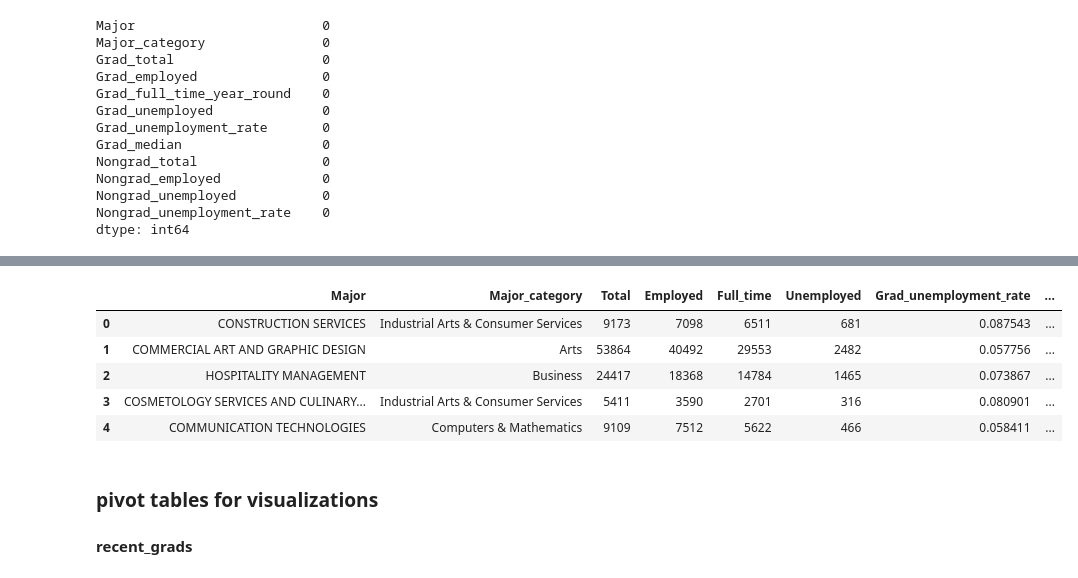
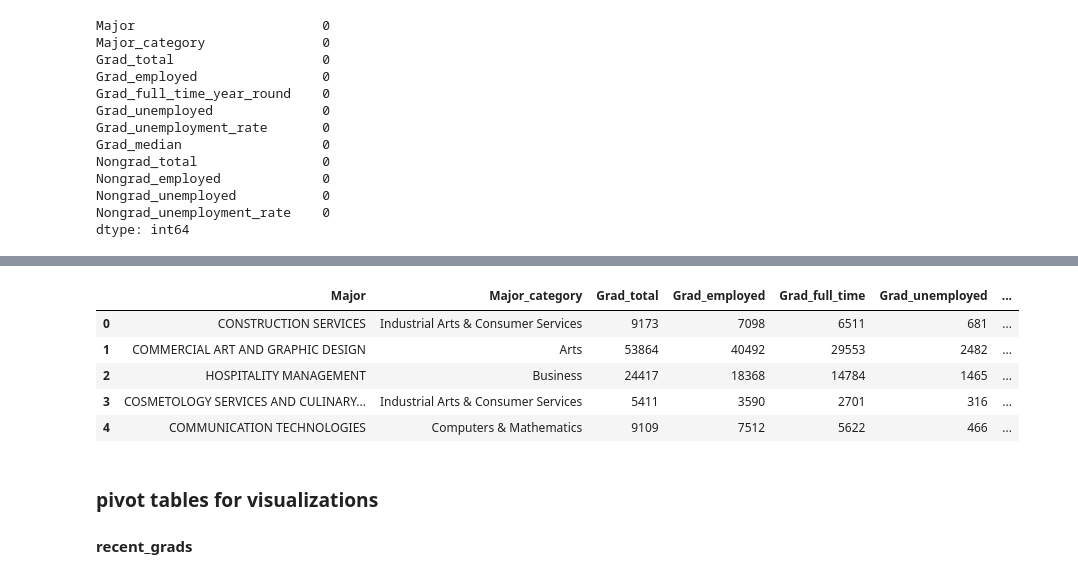
Before and after one commit to marcostorrework/marcostorrework.github.io, a Jupyter notebook: storyboard visualizations.ipynb, the cells around one changed output, grey strips where cells are left out. Cells and saved outputs as stored; diff of their text form; code cells hidden in the pictures.

```diff
--- a/storyboard visualizations.ipynb
+++ b/storyboard visualizations.ipynb
@@ -90,16 +95,15 @@ dtype: object
 # %%
-grad_students.rename(columns={'Grad_total':'Total', 'Grad_employed': 'Employed', 'Grad_full_time_year_round': 'Full_time',
-                             'Grad_unemployed':'Unemployed', 'Nongrad_employed':'Non_college_jobs', 'Grad_median':'Median_income'}, inplace=True)
-grad_students['Part_time'] = grad_students['Employed'] - grad_students['Full_time']
-grad_students['Median_income'] = grad_students['Median_income'].apply(np.int64)
+grad_students.rename(columns={ 'Grad_full_time_year_round': 'Grad_full_time','Nongrad_employed':'Grad_non_college_jobs', 'Grad_median':'Grad_median_income'}, inplace=True)
+grad_students['Grad_part_time'] = grad_students['Grad_employed'] - grad_students['Grad_full_time']
+grad_students['Grad_median_income'] = grad_students['Grad_median_income'].apply(np.int64)
 grad_students.head()
 # %% [output]
-|  | Major | Major_category | Total | Employed | Full_time | Unemployed | Grad_unemployment_rate | ... |
-| 0 | CONSTRUCTION SERVICES | Industrial Arts & Consumer Services | 9173 | 7098 | 6511 | 681 | 0.087543 | ... |
-| 1 | COMMERCIAL ART AND GRAPHIC DESIGN | Arts | 53864 | 40492 | 29553 | 2482 | 0.057756 | ... |
-| 2 | HOSPITALITY MANAGEMENT | Business | 24417 | 18368 | 14784 | 1465 | 0.073867 | ... |
-| 3 | COSMETOLOGY SERVICES AND CULINARY... | Industrial Arts & Consumer Services | 5411 | 3590 | 2701 | 316 | 0.080901 | ... |
-| 4 | COMMUNICATION TECHNOLOGIES | Computers & Mathematics | 9109 | 7512 | 5622 | 466 | 0.058411 | ... |
+|  | Major | Major_category | Grad_total | Grad_employed | Grad_full_time | Grad_unemployed | ... |
+| 0 | CONSTRUCTION SERVICES | Industrial Arts & Consumer Services | 9173 | 7098 | 6511 | 681 | ... |
+| 1 | COMMERCIAL ART AND GRAPHIC DESIGN | Arts | 53864 | 40492 | 29553 | 2482 | ... |
+| 2 | HOSPITALITY MANAGEMENT | Business | 24417 | 18368 | 14784 | 1465 | ... |
+| 3 | COSMETOLOGY SERVICES AND CULINARY... | Industrial Arts & Consumer Services | 5411 | 3590 | 2701 | 316 | ... |
+| 4 | COMMUNICATION TECHNOLOGIES | Computers & Mathematics | 9109 | 7512 | 5622 | 466 | ... |
 # %% [markdown]
 ### pivot tables for visualizations
 
```
Also changed, not shown: parts of 23 cells of this notebook.
